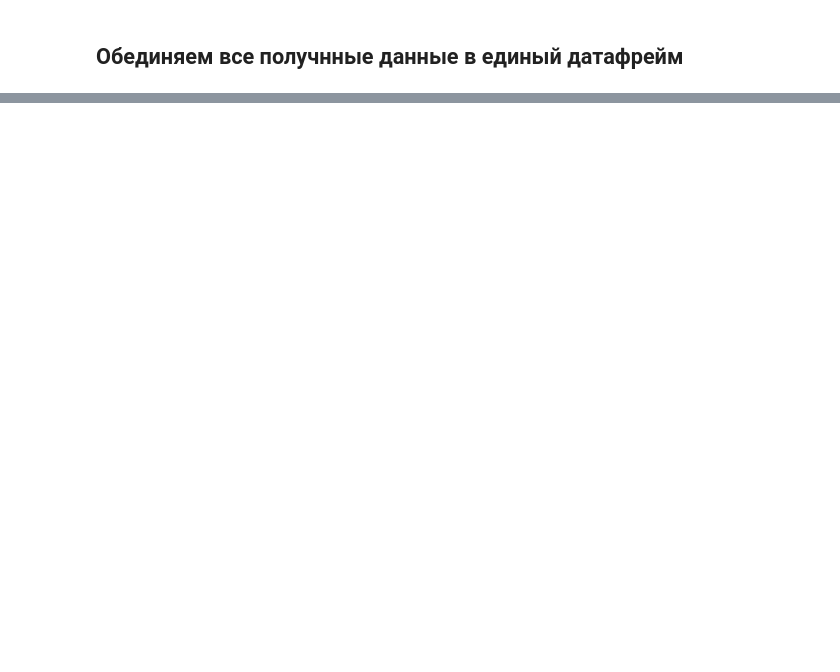
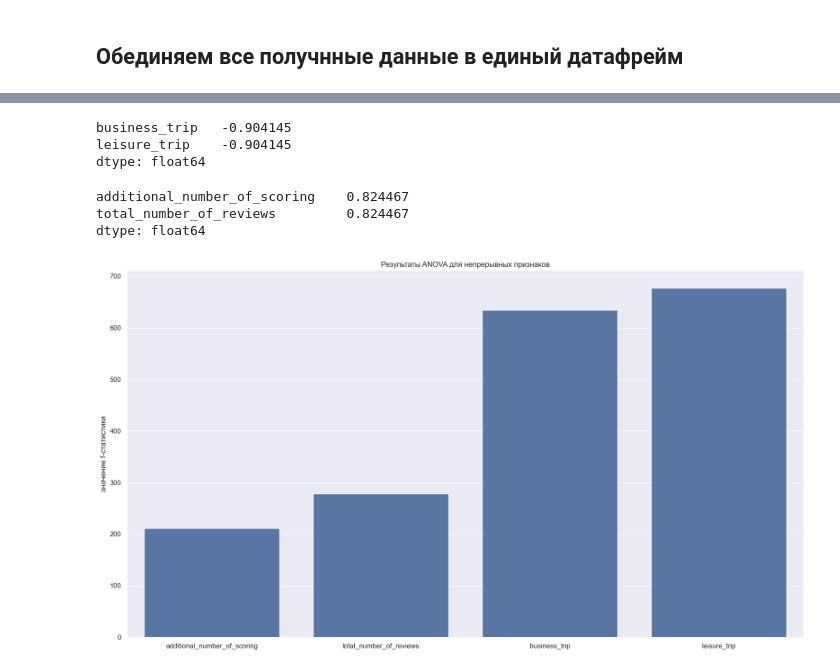
Before and after one commit to YarikKa2/EDA_Feature_Engineering__StudyProject_3, a Jupyter notebook: code/EDA_FeatureEng.ipynb, the cells around one changed output, grey strips where cells are left out. Saved outputs shown, nothing was run; the diff lists cells and outputs as text; code cells hidden in the pictures; blank space fills up the shorter version.

```diff
--- a/code/EDA_FeatureEng.ipynb
+++ b/code/EDA_FeatureEng.ipynb
@@ -749,0 +946,53 @@ hotels_data[mask]
+# %%
+# Определяем пары с уровнем коэффициента корреляциии -0.7 или ниже
+high_neg_corr = corr_mat.min()
+display(high_neg_corr[high_neg_corr <= -0.7])
+
+# business_trip = leisure_trip
+###############################################################################
+
+
+# Определяем пары с уровнем коэффициента корреляциии 0.7 или выше
+corr_mat = corr_mat[corr_mat != 1]
+high_pos_corr = corr_mat.max()
+display(high_pos_corr[high_pos_corr >= 0.7])
+
+# additional_number_of_scoring = total_number_of_reviews
+###############################################################################
+
+from sklearn.feature_selection import f_classif
+
+
+y = hotels_data['reviewer_score'].astype('int')
+
+
+
+f_classif_data = HotelsDataTransformed[['business_trip', 'leisure_trip',
+                                        'additional_number_of_scoring',
+                                        'total_number_of_reviews']]
+
+imp_num = pd.Series(f_classif(f_classif_data, y)[0], index = list(f_classif_data))
+imp_num.sort_values(inplace = True)
+
+
+
+
+fig, ax = plt.subplots( figsize=(16, 9))
+
+BarPl = sns.barplot(x=imp_num.index,
+            y=imp_num.values, ax=ax)
+
+BarPl.set(title='Результаты ANOVA для непрерывных признаков',
+          xlabel='', ylabel='значение f-статистики' )
+
+
+fig.tight_layout()
+fig.show()
+# %% [output]
+business_trip   -0.904145
+leisure_trip    -0.904145
+dtype: float64
+additional_number_of_scoring    0.824467
+total_number_of_reviews         0.824467
+dtype: float64
+[figure, added]
```
Also changed, not shown: parts of 26 cells of this notebook, 1 other file.
